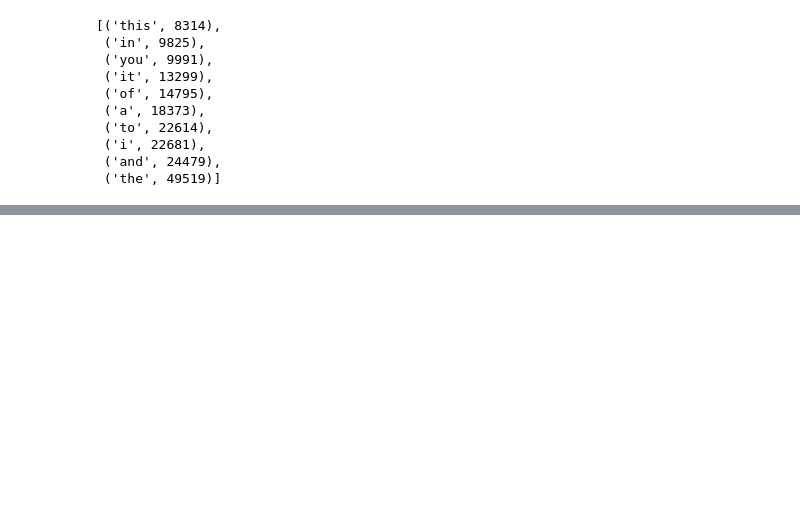
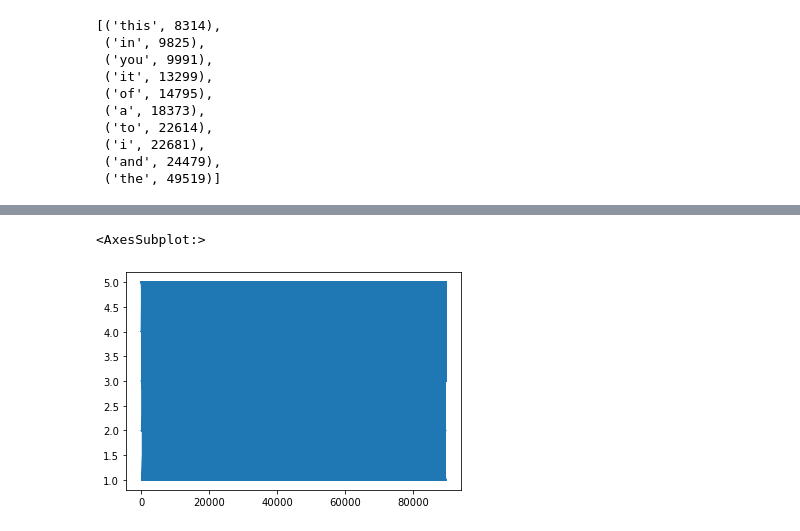
Before and after one commit to medvidov/dsci510final, a Jupyter notebook: HW4/HW 4 Proof of Concept.ipynb, the cells around one changed output, grey strips where cells are left out. Saved outputs shown, nothing was run; the diff lists cells and outputs as text; code cells hidden in the pictures; blank space fills up the shorter version.

```diff
--- a/HW4/HW 4 Proof of Concept.ipynb
+++ b/HW4/HW 4 Proof of Concept.ipynb
@@ -113,6 +118,12 @@ def get_ratings_data(directory):
             filename = str(os.path.join(subdir, file))
             # Create a DF of the data and add it to the dict
             df = pd.read_csv(filename, names = col_names)
+            times = df['Timestamp']
+            for i in range(len(times)):
+                times[i] = datetime.datetime.fromtimestamp(times[i]).date()
+            df = df.drop(labels = 'Timestamp', axis = 1)
+            df = pd.concat([df,times], axis = 1)
+            df = df.sort_values('Timestamp')
             ratings[filename] = df
 
     # Return the dict of complete ratings from each file
@@ -203,0 +255,5 @@ test
+# %%
+ratings[ratings_keys[0]]['Rating'].plot()
+# %% [output]
+<AxesSubplot:>
+[figure, added]
```
Also changed, not shown: parts of 10 cells of this notebook, 1 other file.
